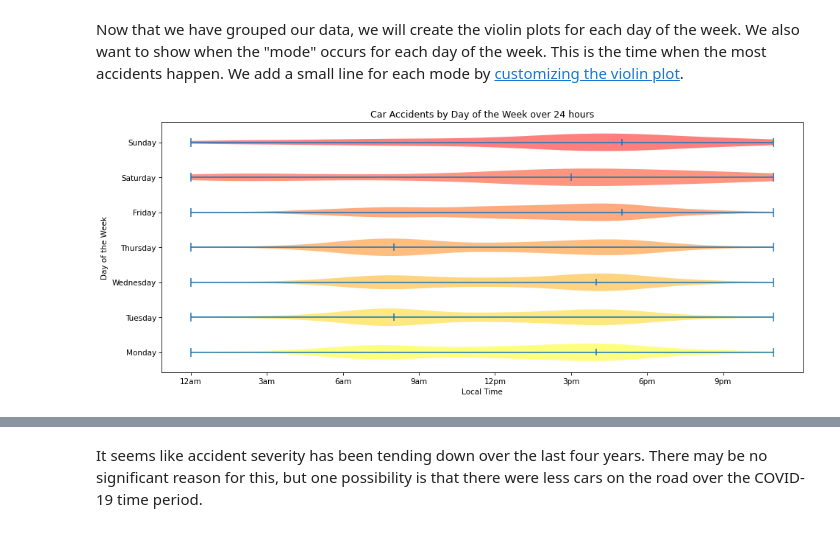
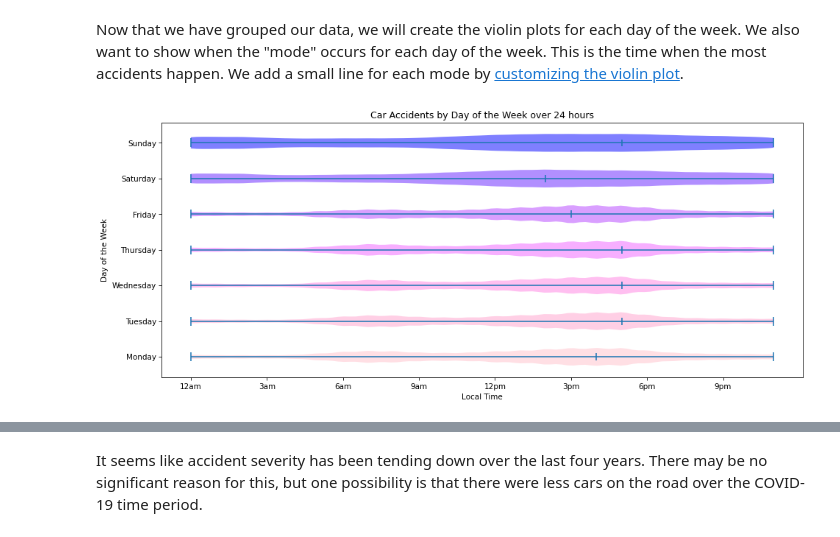
Before and after one commit to kashishpt/CMSC320FinalProject, a Jupyter notebook: main.ipynb, the cells around one changed output, grey strips where cells are left out. Drawn from its saved outputs; the diff is of its cells as text; code cells hidden in the pictures.

```diff
--- a/main.ipynb
+++ b/main.ipynb
@@ -58,4 +74,4 @@ We start by reading in the data from our downloaded CSV file into a [Pandas Data
 # %%
-data = pd.read_csv('./US_Accidents_Dec21_updated.csv', nrows=5000)
-# data = pd.read_csv('./US_Accidents_Dec21_updated.csv')
+# data = pd.read_csv('./US_Accidents_Dec21_updated.csv', nrows=5000)
+data = pd.read_csv('./US_Accidents_Dec21_updated.csv')
 # %% [markdown]
@@ -101,7 +110,7 @@ We can see that some of these columns are not important/relevant to our analysis
 # %%
 # list of all features we are removing right now
-to_remove = ["Description", "Number", "Street", "Side", "City", "County","Country", "Zipcode",
-    "Timezone", "End_Lat", "End_Lng", "Airport_Code", "Weather_Timestamp", "Sunrise_Sunset",
+to_remove = ["Description", "Number", "Street", "Side", "City", "County", "Zipcode",
+    "Timezone", "Airport_Code", "Country", "End_Lat", "End_Lng", "Distance", "Weather_Timestamp", "Sunrise_Sunset",
     "Civil_Twilight", "Nautical_Twilight", "Astronomical_Twilight", "ID"]
 
 # remove the necessary columns
@@ -202,27 +223,27 @@ Now that we have grouped our data, we will create the violin plots for each day
 # %%
 # create the violin plot
 fig, ax = plt.subplots()
 violins = ax.violinplot(dataset=hour_foreach_day, positions=range(len(hour_foreach_day)), vert=False)
 
 # add lines marking the mode for each day, representing the time where most accidents happen
 bodies = violins['bodies']
 modes = [mode(x) for x in hour_foreach_day]
 ax.vlines(modes, list(map(lambda x: x-0.1, range(len(bodies)))), list(map(lambda x: x+0.1, range(len(bodies)))))
 
 # add colors to help differentiate each violin
-colors = gen_colors(range(len(bodies)), "yellow", "red", "orange")
+colors = gen_colors(range(len(bodies)), "pink", "blue")
 for i in range(len(bodies)):
     bodies[i].set_facecolor(colors[i])
     bodies[i].set_alpha(0.5)
 
 # add labels to plot
 plt.yticks(ticks=[0, 1, 2, 3, 4, 5, 6], labels=["Monday", "Tuesday", "Wednesday", "Thursday", "Friday", "Saturday", "Sunday"])
 plt.title("Car Accidents by Day of the Week over 24 hours")
 plt.xlabel("Local Time")
 plt.ylabel("Day of the Week")
 plt.xticks(ticks=[0, 3, 6, 9, 12, 15, 18, 21], labels=["12am", "3am", "6am", "9am", "12pm", "3pm", "6pm", "9pm"])
 plt.show()
 # %% [output]
-[figure, old version]
+[figure, new version]
 # %% [markdown]
 This graph makes sense if we take some prior assumptions into account. On the weekdays we can see humps at around 7-8am and again around 4pm. On the weekends we see more humps at midday and in the afternoon. This coincides with times when people usually go to work, leave work, and go out on weekends. During these times there are likely to be more cars on the road, leading to more accidents.
```
Also changed, not shown: parts of 28 cells of this notebook, 7 other files.
